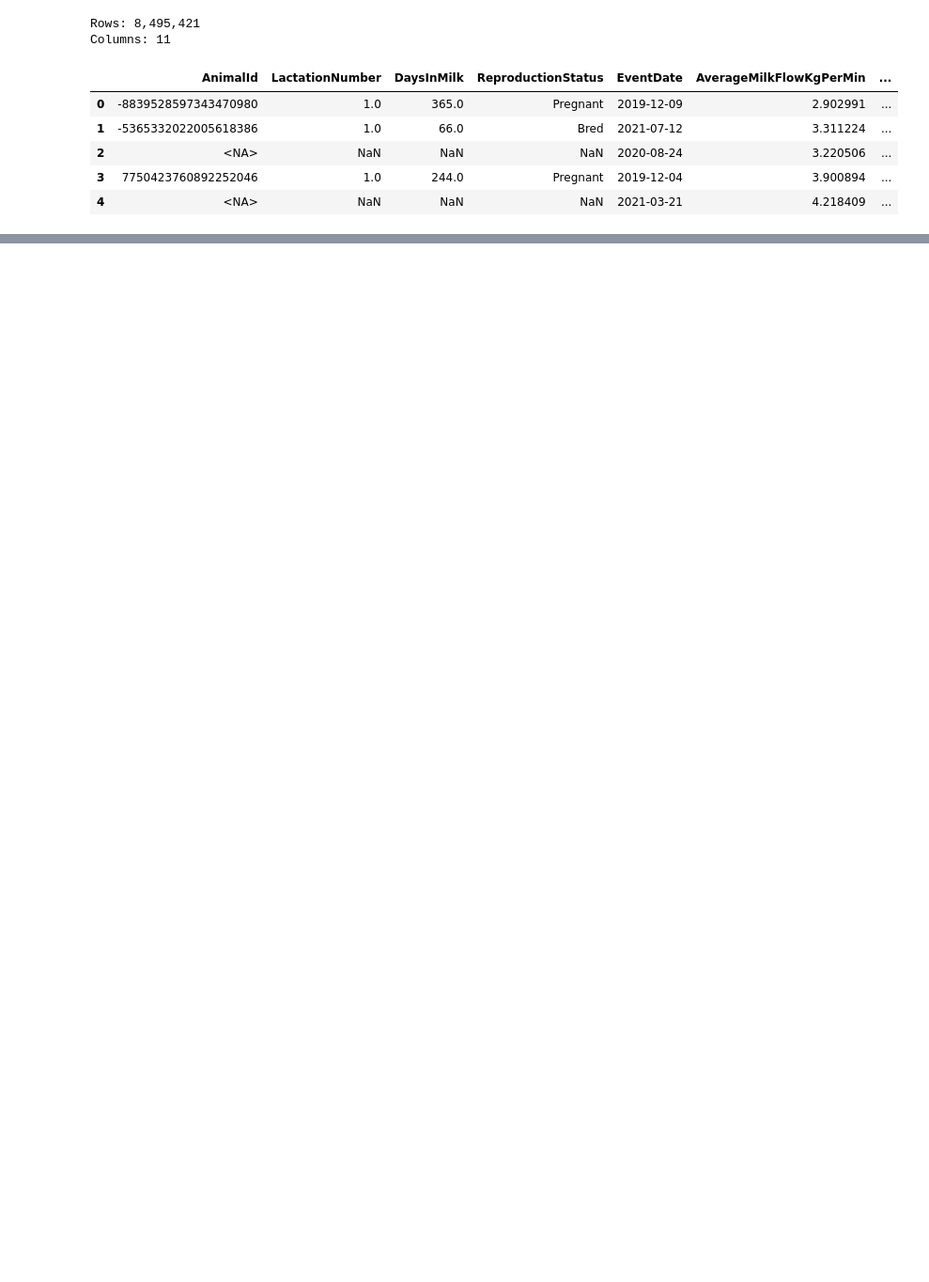
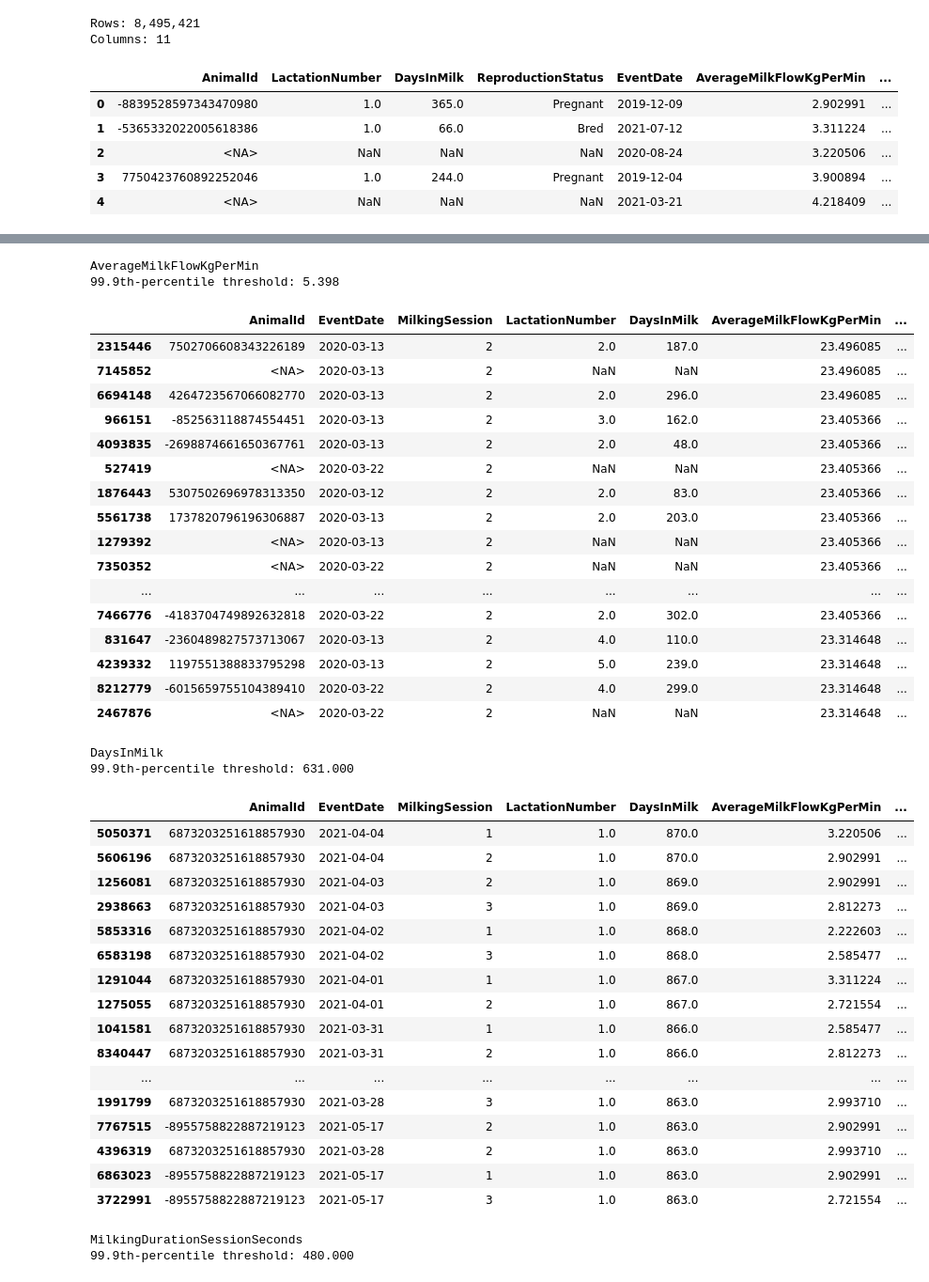
Before and after one commit to lipikamallikarjuna/ANSC4040MiniProject, a Jupyter notebook: notebooks/ProjectAnalysis.ipynb, the cells around one changed output, grey strips where cells are left out. Shown at 94% size. Cells and saved outputs as stored; diff of their text form; code cells hidden in the pictures; blank space fills up the shorter version.

```diff
--- a/notebooks/ProjectAnalysis.ipynb
+++ b/notebooks/ProjectAnalysis.ipynb
@@ -654,0 +340,72 @@ display(fingerprint_classification_summary)
+# %%
+# Inspect high-end values before deciding whether they are invalid
+
+high_value_checks = {
+    "AverageMilkFlowKgPerMin": df_model["AverageMilkFlowKgPerMin"].quantile(0.999),
+    "DaysInMilk": df_model["DaysInMilk"].quantile(0.999),
+    "MilkingDurationSessionSeconds": df_model[
+        "MilkingDurationSessionSeconds"
+    ].quantile(0.999)
+}
+
+for column, threshold in high_value_checks.items():
+    print(f"\n{column}")
+    print(f"99.9th-percentile threshold: {threshold:.3f}")
+
+    display(
+        df_model[df_model[column] >= threshold][
+            [
+                "AnimalId",
+                "EventDate",
+                "MilkingSession",
+                "LactationNumber",
+                "DaysInMilk",
+                "AverageMilkFlowKgPerMin",
+                "TotalMilkYieldSessionKg",
+                "MilkingDurationSessionSeconds"
+            ]
+        ]
+        .sort_values(column, ascending=False)
+        .head(20)
+    )
+# %% [output]
+AverageMilkFlowKgPerMin
+99.9th-percentile threshold: 5.398
+|  | AnimalId | EventDate | MilkingSession | LactationNumber | DaysInMilk | AverageMilkFlowKgPerMin | ... |
+| 2315446 | 7502706608343226189 | 2020-03-13 | 2 | 2.0 | 187.0 | 23.496085 | ... |
+| 7145852 | <NA> | 2020-03-13 | 2 | NaN | NaN | 23.496085 | ... |
+| 6694148 | 4264723567066082770 | 2020-03-13 | 2 | 2.0 | 296.0 | 23.496085 | ... |
+| 966151 | -852563118874554451 | 2020-03-13 | 2 | 3.0 | 162.0 | 23.405366 | ... |
+| 4093835 | -2698874661650367761 | 2020-03-13 | 2 | 2.0 | 48.0 | 23.405366 | ... |
+| 527419 | <NA> | 2020-03-22 | 2 | NaN | NaN | 23.405366 | ... |
+| 1876443 | 5307502696978313350 | 2020-03-12 | 2 | 2.0 | 83.0 | 23.405366 | ... |
+| 5561738 | 1737820796196306887 | 2020-03-13 | 2 | 2.0 | 203.0 | 23.405366 | ... |
+| 1279392 | <NA> | 2020-03-13 | 2 | NaN | NaN | 23.405366 | ... |
+| 7350352 | <NA> | 2020-03-22 | 2 | NaN | NaN | 23.405366 | ... |
+| ... | ... | ... | ... | ... | ... | ... | ... |
+| 7466776 | -4183704749892632818 | 2020-03-22 | 2 | 2.0 | 302.0 | 23.405366 | ... |
+| 831647 | -2360489827573713067 | 2020-03-13 | 2 | 4.0 | 110.0 | 23.314648 | ... |
+| 4239332 | 1197551388833795298 | 2020-03-13 | 2 | 5.0 | 239.0 | 23.314648 | ... |
+| 8212779 | -6015659755104389410 | 2020-03-22 | 2 | 4.0 | 299.0 | 23.314648 | ... |
+| 2467876 | <NA> | 2020-03-22 | 2 | NaN | NaN | 23.314648 | ... |
+DaysInMilk
+99.9th-percentile threshold: 631.000
+|  | AnimalId | EventDate | MilkingSession | LactationNumber | DaysInMilk | AverageMilkFlowKgPerMin | ... |
+| 5050371 | 6873203251618857930 | 2021-04-04 | 1 | 1.0 | 870.0 | 3.220506 | ... |
+| 5606196 | 6873203251618857930 | 2021-04-04 | 2 | 1.0 | 870.0 | 2.902991 | ... |
+| 1256081 | 6873203251618857930 | 2021-04-03 | 2 | 1.0 | 869.0 | 2.902991 | ... |
+| 2938663 | 6873203251618857930 | 2021-04-03 | 3 | 1.0 | 869.0 | 2.812273 | ... |
+| 5853316 | 6873203251618857930 | 2021-04-02 | 1 | 1.0 | 868.0 | 2.222603 | ... |
+| 6583198 | 6873203251618857930 | 2021-04-02 | 3 | 1.0 | 868.0 | 2.585477 | ... |
+| 1291044 | 6873203251618857930 | 2021-04-01 | 1 | 1.0 | 867.0 | 3.311224 | ... |
+| 1275055 | 6873203251618857930 | 2021-04-01 | 2 | 1.0 | 867.0 | 2.721554 | ... |
+| 1041581 | 6873203251618857930 | 2021-03-31 | 1 | 1.0 | 866.0 | 2.585477 | ... |
+| 8340447 | 6873203251618857930 | 2021-03-31 | 2 | 1.0 | 866.0 | 2.812273 | ... |
+| ... | ... | ... | ... | ... | ... | ... | ... |
+| 1991799 | 6873203251618857930 | 2021-03-28 | 3 | 1.0 | 863.0 | 2.993710 | ... |
+| 7767515 | -8955758822887219123 | 2021-05-17 | 2 | 1.0 | 863.0 | 2.902991 | ... |
+| 4396319 | 6873203251618857930 | 2021-03-28 | 2 | 1.0 | 863.0 | 2.993710 | ... |
+| 6863023 | -8955758822887219123 | 2021-05-17 | 1 | 1.0 | 863.0 | 2.902991 | ... |
+| 3722991 | -8955758822887219123 | 2021-05-17 | 3 | 1.0 | 863.0 | 2.721554 | ... |
+MilkingDurationSessionSeconds
+99.9th-percentile threshold: 480.000
```
Also changed, not shown: parts of 42 cells of this notebook.
